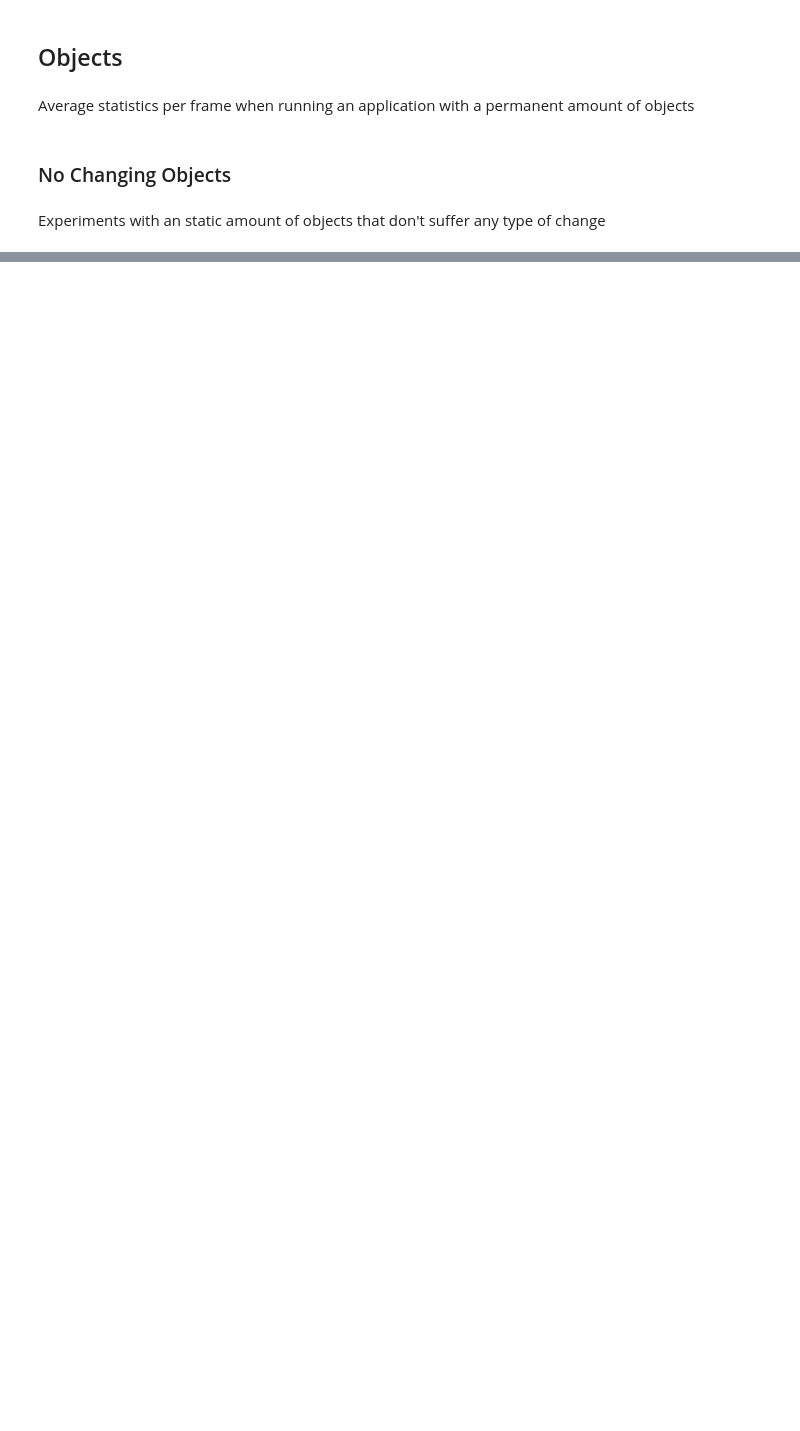
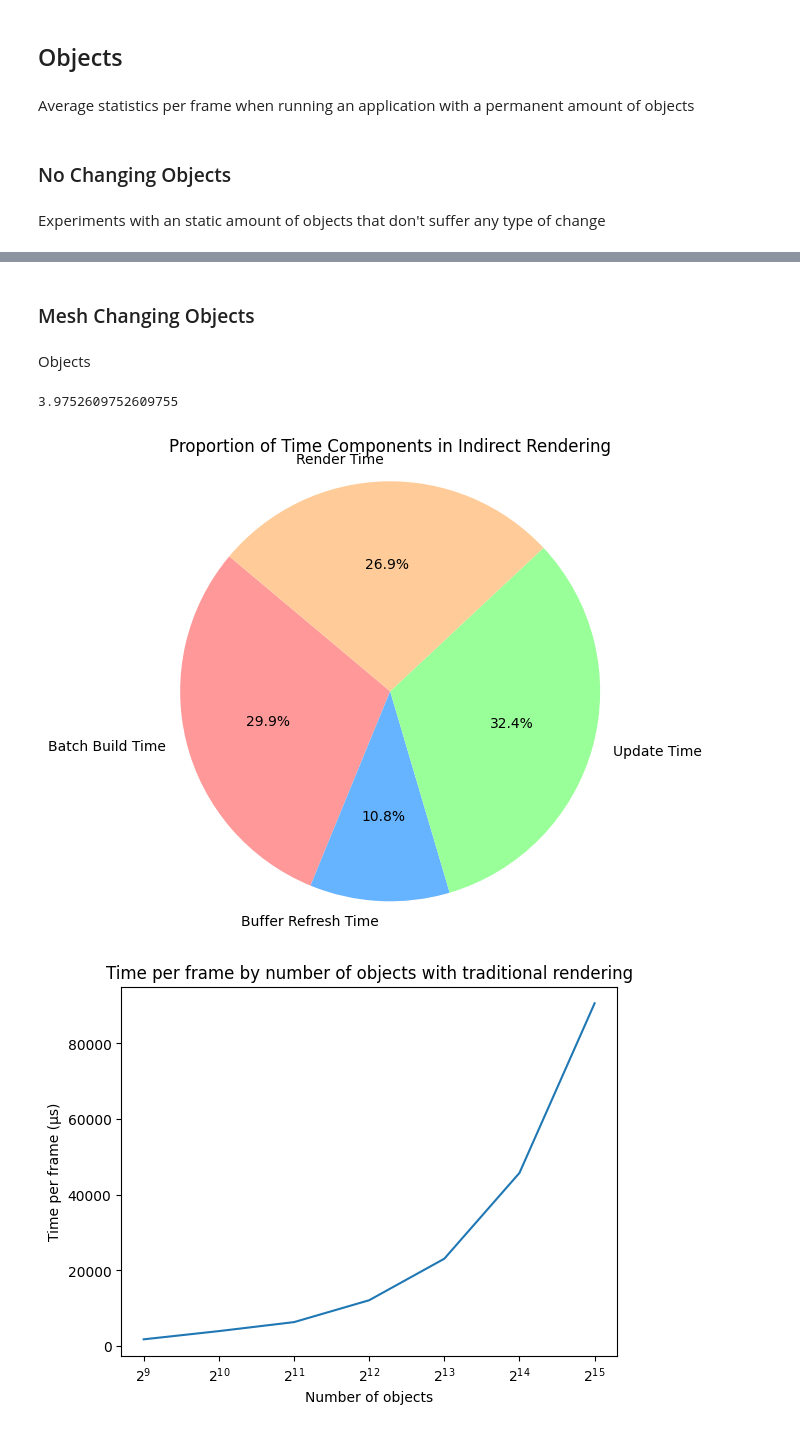
Before and after one commit to Juanxpeke/Lotus-Engine, a Jupyter notebook: experiments/experiments.ipynb, the cells around one changed output, grey strips where cells are left out. Cells and saved outputs as stored; diff of their text form; code cells hidden in the pictures; blank space fills up the shorter version.

```diff
--- a/experiments/experiments.ipynb
+++ b/experiments/experiments.ipynb
@@ -230,0 +387,71 @@ plt.show()
+# %% [markdown]
+### Mesh Changing Objects
+# %% [markdown]
+Objects
+# %%
+ms_changing_contexts = filter_contexts_k(experiment_contexts, "NumberOfObjects", "NumberOfChangingMeshObjects")
+
+ms_changing_traditional_contexts = filter_contexts(ms_changing_contexts, "ObjectRenderingMethod", "Traditional")
+ms_changing_indirect_contexts = filter_contexts(ms_changing_contexts, "ObjectRenderingMethod", "Indirect")
+
+ms_changing_traditional_results = get_merged_contexts_results(ms_changing_traditional_contexts, "NumberOfObjects")
+ms_changing_indirect_results = get_merged_contexts_results(ms_changing_indirect_contexts, "NumberOfObjects")
+
+ms_traditional_avg = ms_changing_traditional_results.groupby("NumberOfObjects").mean()
+ms_indirect_avg = ms_changing_indirect_results.groupby("NumberOfObjects").mean()
+
+
+add_sum_column(ms_traditional_avg, "FrameTime", traditional_time_columns)
+add_division_denominator_column(ms_traditional_avg, "FPS", 1_000_000, "FrameTime")
+
+add_sum_column(ms_indirect_avg, "UpdateTime", indirect_update_time_columns)
+add_sum_column(ms_indirect_avg, "BatchBuildTime", indirect_batch_time_columns)
+add_sum_column(ms_indirect_avg, "BufferRefreshTime", indirect_buffer_time_columns)
+add_sum_column(ms_indirect_avg, "FrameTime", indirect_time_columns)
+add_division_denominator_column(ms_indirect_avg, "FPS", 1_000_000, "FrameTime")
+
+print(no_indirect_avg["BatchBuildTime"].mean())
+
+# Calculate the mean times for the components of indirect rendering
+batch_time = ms_indirect_avg["BatchBuildTime"].mean()
+buffer_time = ms_indirect_avg["BufferRefreshTime"].mean()
+update_time = ms_indirect_avg["UpdateTime"].mean()
+render_time = ms_indirect_avg["IndirectSceneRenderTime"].mean()
+
+labels = ["Batch Build Time", "Buffer Refresh Time", "Update Time", "Render Time"]
+sizes = [batch_time, buffer_time, update_time, render_time]
+colors = ["#ff9999","#66b3ff","#99ff99","#ffcc99"]
+
+plt.figure(figsize=(8, 6))
+plt.pie(sizes, labels=labels, colors=colors, autopct='%1.1f%%', startangle=140)
+plt.title("Proportion of Time Components in Indirect Rendering")
+plt.axis('equal')  # Equal aspect ratio ensures that pie is drawn as a circle.
+plt.show()
+
+
+generate_line_plot([ms_traditional_avg],
+                   "FrameTime",
+                   ["Traditional rendering"],
+                   "Time per frame by number of objects with traditional rendering",
+                   "Number of objects",
+                   "Time per frame (μs)",
+                   True)
+
+generate_line_plot([ms_indirect_avg],
+                   "FrameTime",
+                   ["Indirect rendering"],
+                   "Time per frame by number of objects with indirect rendering",
+                   "Number of objects",
+                   "Time per frame (μs)")
+
+generate_line_plot([ms_traditional_avg, ms_indirect_avg],
+                   "FrameTime",
+                   ["Traditional rendering", "Indirect rendering"],
+                   "Time per frame by number of objects",
+                   "Number of objects",
+                   "Time per frame (μs)",
+                   True)
+# %% [output]
+3.9752609752609755
+[figure, added]
+[figure, added]
```
Also changed, not shown: parts of 9 cells of this notebook, 3 other files.
